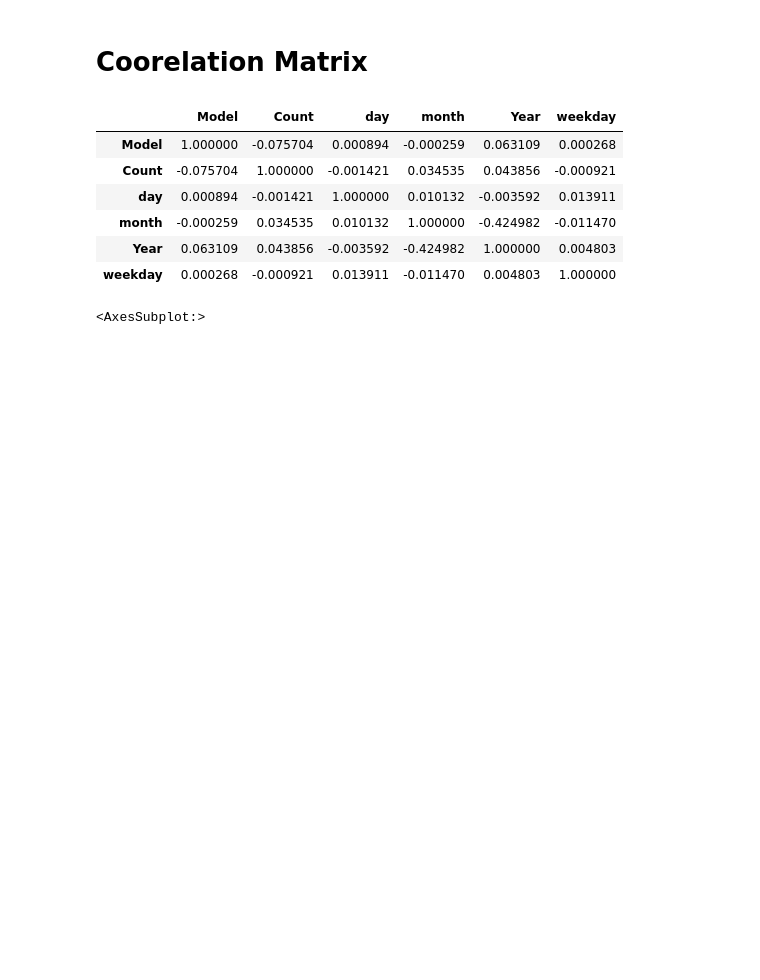
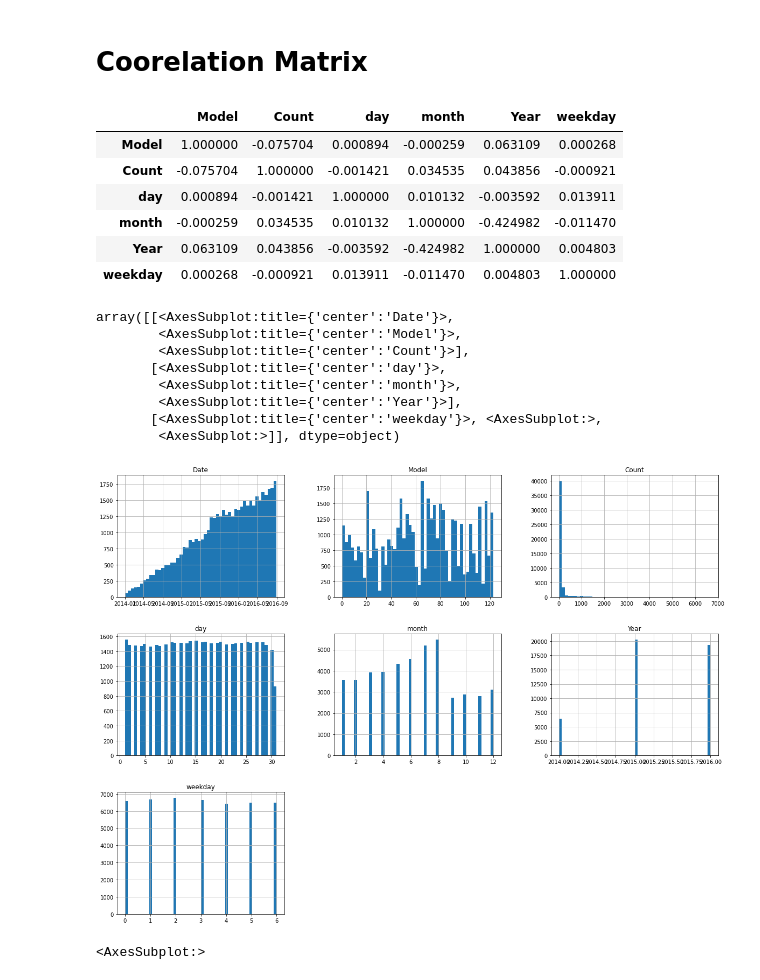
Before and after one commit to MohdIstiaqHossainJunaid/Mohd-Istiaq-Hossain-Junaid-1821577642_CSE445_Spring-21, a Jupyter notebook: Problem 2/TV sales.ipynb, the cells around one changed output. Drawn from its saved outputs; the diff is of its cells as text; code cells hidden in the pictures; blank space fills up the shorter version.

```diff
--- a/Problem 2/TV sales.ipynb
+++ b/Problem 2/TV sales.ipynb
@@ -213,3 +215,16 @@ sell.corr()
+# %%
+import matplotlib.pyplot as plt
+sell.hist(bins=50, figsize=(20, 15))
+# %% [output]
+array([[<AxesSubplot:title={'center':'Date'}>,
+        <AxesSubplot:title={'center':'Model'}>,
+        <AxesSubplot:title={'center':'Count'}>],
+       [<AxesSubplot:title={'center':'day'}>,
+        <AxesSubplot:title={'center':'month'}>,
+        <AxesSubplot:title={'center':'Year'}>],
+       [<AxesSubplot:title={'center':'weekday'}>, <AxesSubplot:>,
+        <AxesSubplot:>]], dtype=object)
+[figure, added]
 # %%
 corr = sell.corr()
 fig, ax = plt.subplots(figsize=(10,10))
```
Also changed, not shown: parts of 21 cells of this notebook, 1 other file.
